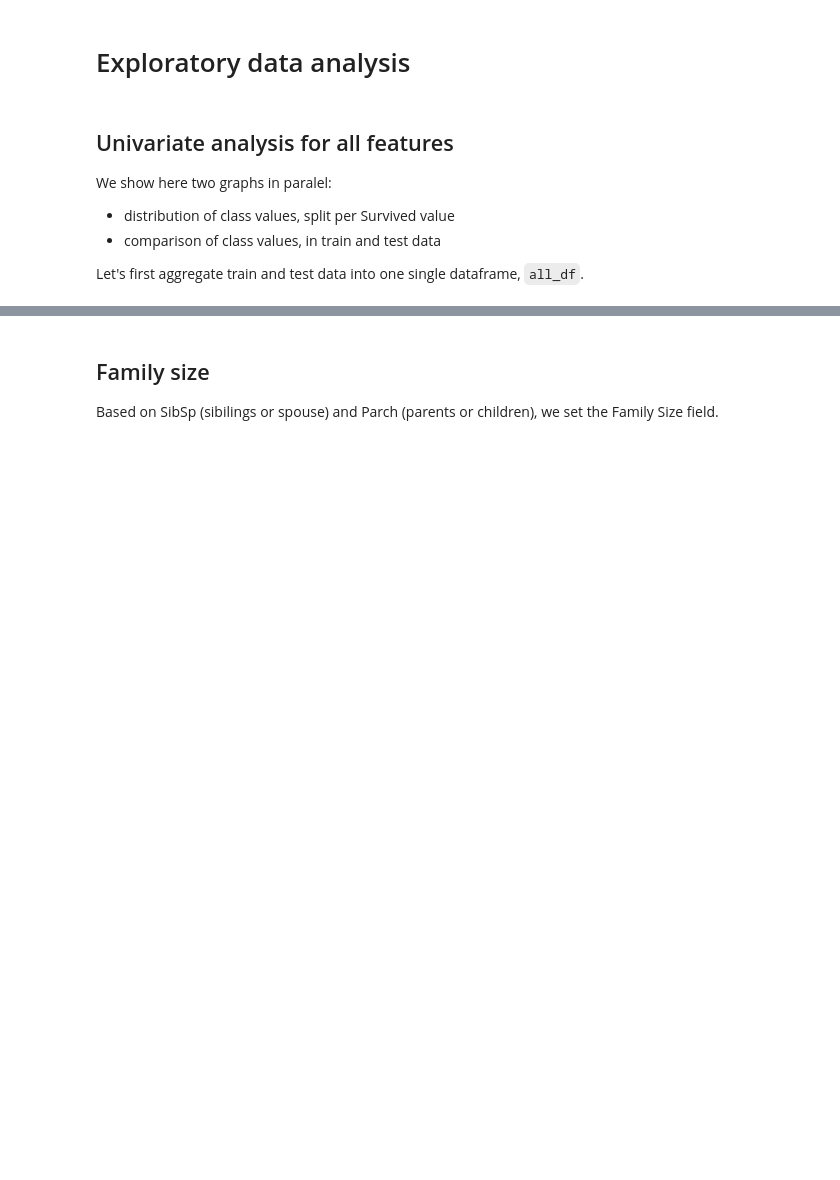
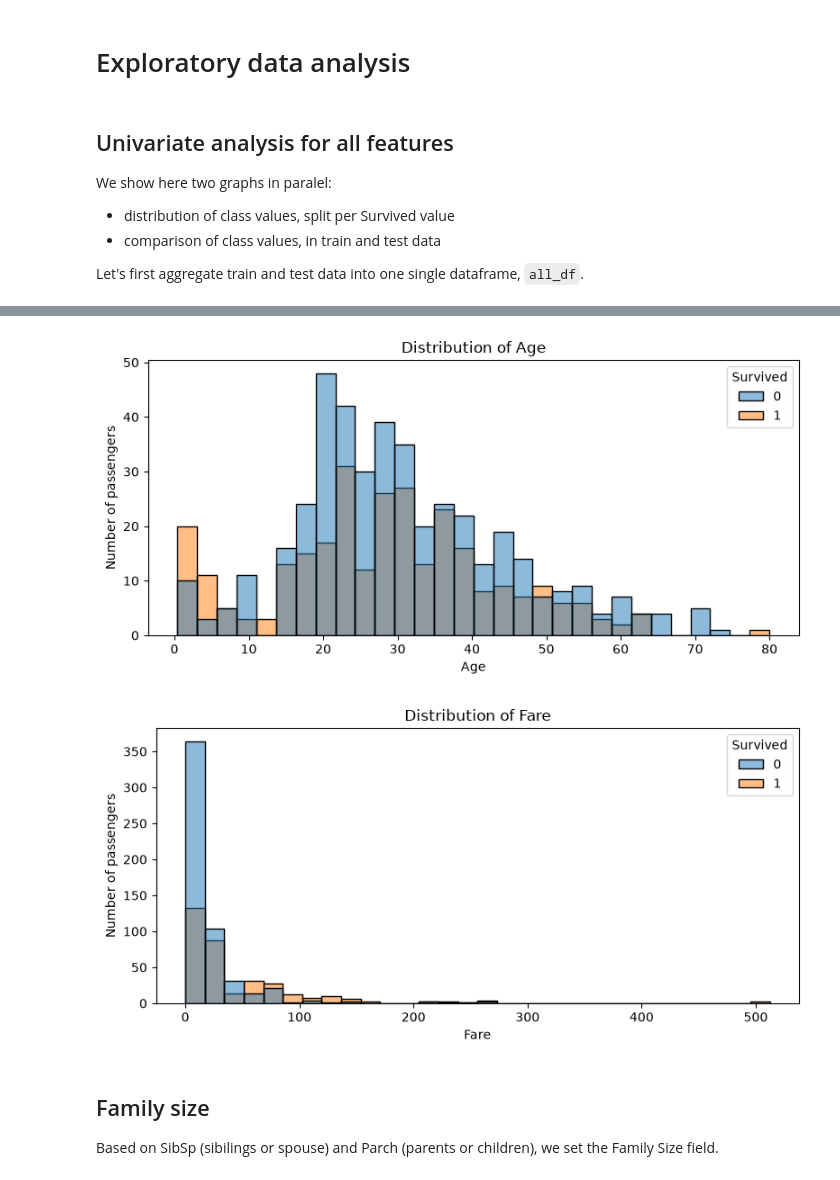
Before and after one commit to duyitian0320-maker/ps1_ex4_nb_to_repo, a Jupyter notebook: Titanic Data Journey.ipynb, the cells around one changed output, grey strips where cells are left out. Saved outputs shown, nothing was run; the diff lists cells and outputs as text; code cells hidden in the pictures; blank space fills up the shorter version.

```diff
--- a/Titanic Data Journey.ipynb
+++ b/Titanic Data Journey.ipynb
@@ -232,5 +264,11 @@ plt.show()
 # %%
 # Plot distribution pairs for Age and Fare using "Survived" as hue
+for column in ["Age", "Fare"]:
+    plot_distribution(train_df, column, hue="Survived")
+    plt.show()
+# %% [output]
+[figure, added]
+[figure, added]
 # %% [markdown]
 ## Family size
 
```
Also changed, not shown: parts of 44 cells of this notebook, 5 other files.
